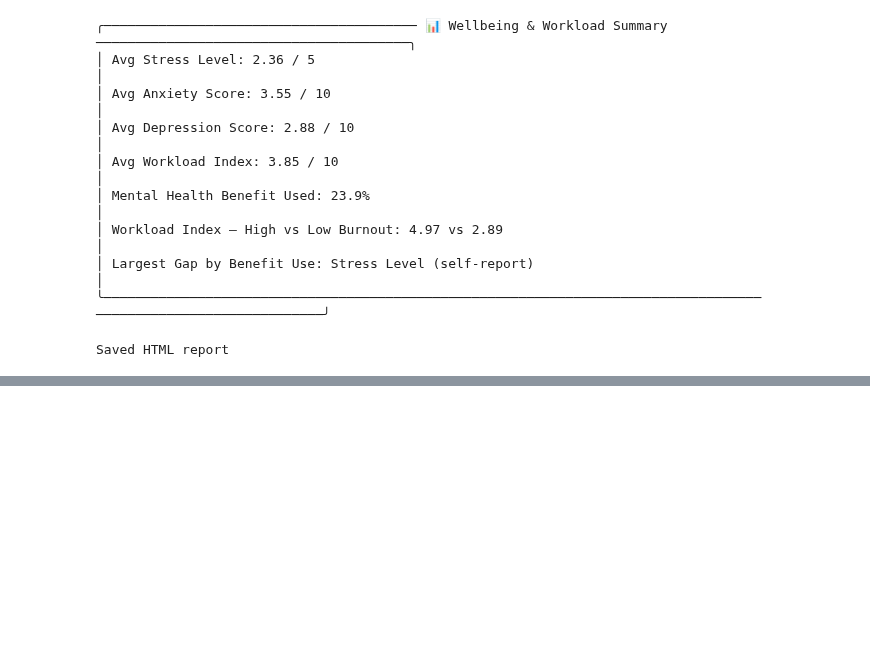
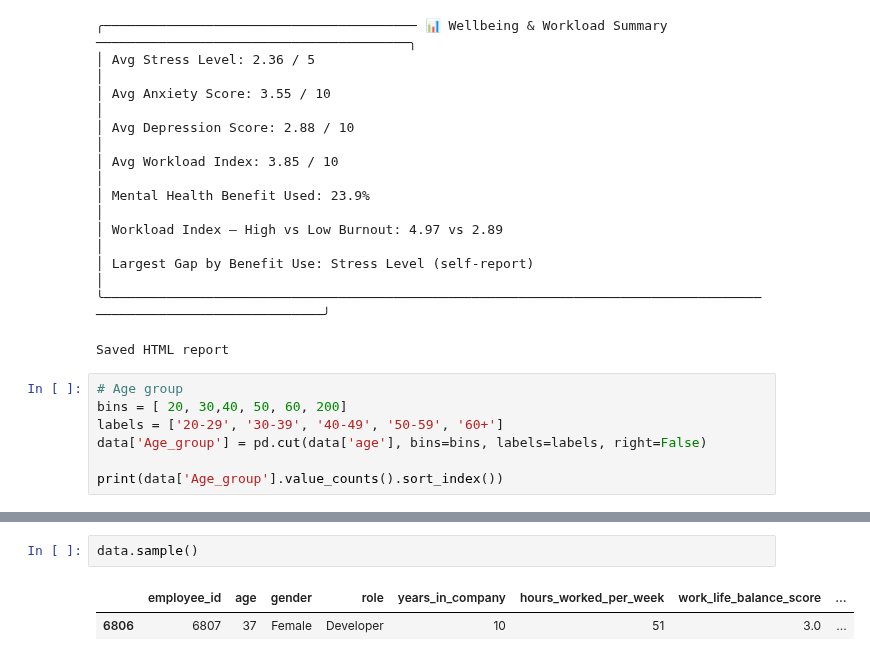
Before and after one commit to Sara-xv/Burnout-Project, a Jupyter notebook: EDA.ipynb, the cells around one changed output, grey strips where cells are left out. Saved outputs shown, nothing was run; the diff lists cells and outputs as text; blank space fills up the shorter version.

Commit message:
feature engineering (age group

```diff
--- a/EDA.ipynb
+++ b/EDA.ipynb
@@ -536,3 +536,10 @@ print(f"\nSaved HTML report")
 │ Largest Gap by Benefit Use: Stress Level (self-report)                                                          │
 ╰─────────────────────────────────────────────────────────────────────────────────────────────────────────────────╯
 Saved HTML report
+# %%
+# Age group
+bins = [ 20, 30,40, 50, 60, 200]
+labels = ['20-29', '30-39', '40-49', '50-59', '60+']
+data['Age_group'] = pd.cut(data['age'], bins=bins, labels=labels, right=False)
+
+print(data['Age_group'].value_counts().sort_index())
@@ -538,0 +574,5 @@ Saved HTML report
+# %%
+data.sample()
+# %% [output]
+|  | employee_id | age | gender | role | years_in_company | hours_worked_per_week | work_life_balance_score | ... |
+| 6806 | 6807 | 37 | Female | Developer | 10 | 51 | 3.0 | ... |
```
Also changed, not shown: parts of 3 cells of this notebook.
